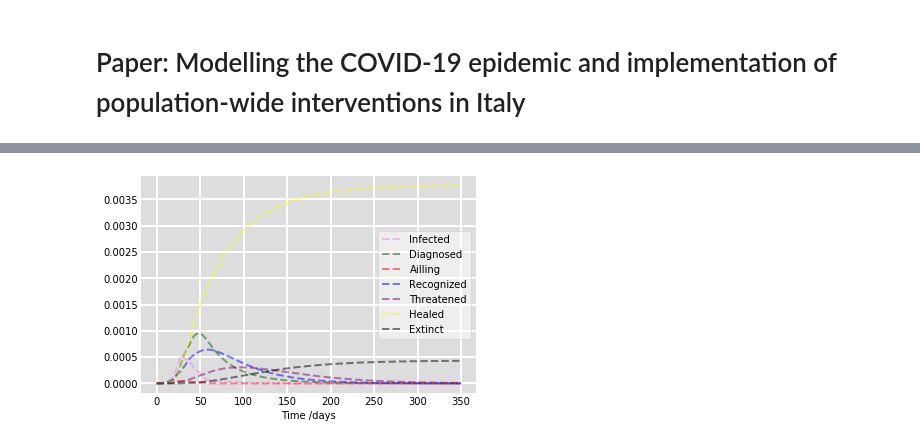
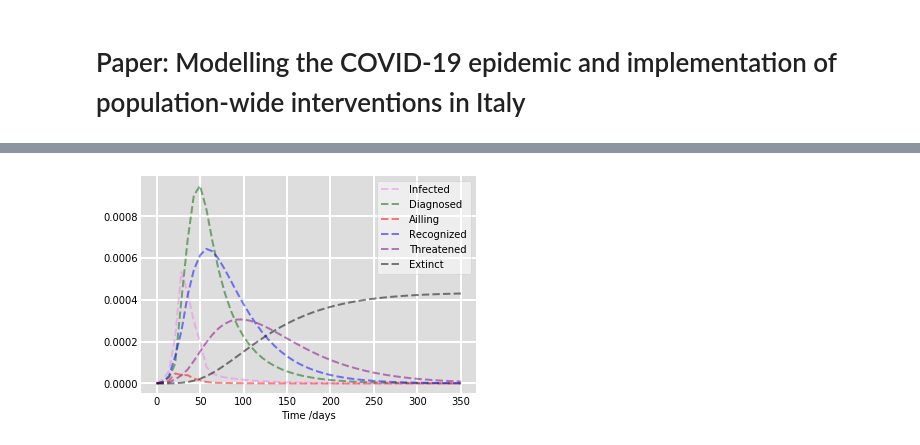
Before and after one commit to Shaier/DINN, a Jupyter notebook: generate_SIDARTHE_data.ipynb, the cells around one changed output, grey strips where cells are left out. Saved outputs shown, nothing was run; the diff lists cells and outputs as text; code cells hidden in the pictures.

```diff
--- a/generate_SIDARTHE_data.ipynb
+++ b/generate_SIDARTHE_data.ipynb
@@ -128,7 +146,8 @@ E0 = 0
 S0 = 1 - I0 - D0 - A0 - R0 - T0 - H0 - E0
 
 # A grid of time points (in days)
-t = np.linspace(0, 350, 351)
+#t = np.linspace(0, 350, 351)
+t = np.linspace(0, 350, 50)
 
 # The SIR model differential equations.
 def deriv(y, t):
@@ -273,32 +292,32 @@ def deriv(y, t):
 
 # Initial conditions vector
 y0 = I0, D0, A0, R0, T0, H0, E0, S0
 
 # Integrate the SIR equations over the time grid, t.
 ret = odeint(deriv, y0, t)
 I, D, A, R, T, H, E, S = ret.T
 
 # Plot the data on two separate curves for S(t), I(t)
 fig = plt.figure(facecolor='w')
 ax = fig.add_subplot(111, facecolor='#dddddd', axisbelow=True)
 
 ax.plot(t, I, 'violet', alpha=0.5, lw=2, label='Infected', linestyle='dashed')
 ax.plot(t, D, 'darkgreen', alpha=0.5, lw=2, label='Diagnosed', linestyle='dashed')
 ax.plot(t, A, 'red', alpha=0.5, lw=2, label='Ailling', linestyle='dashed')
 ax.plot(t, R, 'blue', alpha=0.5, lw=2, label='Recognized', linestyle='dashed')
 ax.plot(t, T, 'purple', alpha=0.5, lw=2, label='Threatened', linestyle='dashed')
-ax.plot(t, H, 'yellow', alpha=0.5, lw=2, label='Healed', linestyle='dashed')
+#ax.plot(t, H, 'yellow', alpha=0.5, lw=2, label='Healed', linestyle='dashed')
 ax.plot(t, E, 'black', alpha=0.5, lw=2, label='Extinct', linestyle='dashed')
 #ax.plot(t, S, 'pink', alpha=0.5, lw=2, label='Susceptible', linestyle='dashed')
 
 ax.set_xlabel('Time /days')
 ax.yaxis.set_tick_params(length=0)
 ax.xaxis.set_tick_params(length=0)
 ax.grid(b=True, which='major', c='w', lw=2, ls='-')
 legend = ax.legend()
 legend.get_frame().set_alpha(0.5)
 for spine in ('top', 'right', 'bottom', 'left'):
     ax.spines[spine].set_visible(False)
 plt.show()
 # %% [output]
-[figure, old version]
+[figure, new version]
```
Also changed, not shown: parts of 5 cells of this notebook, 4 other files.
